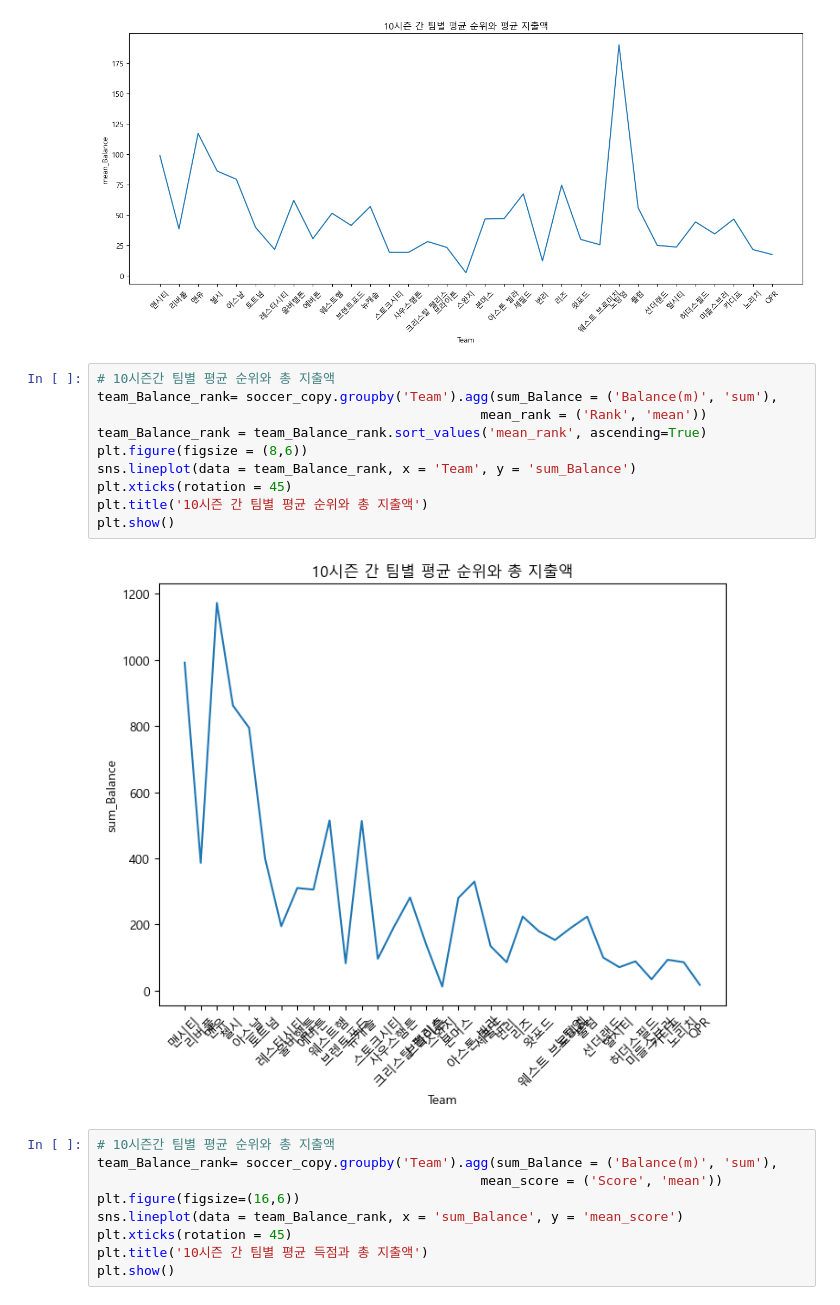
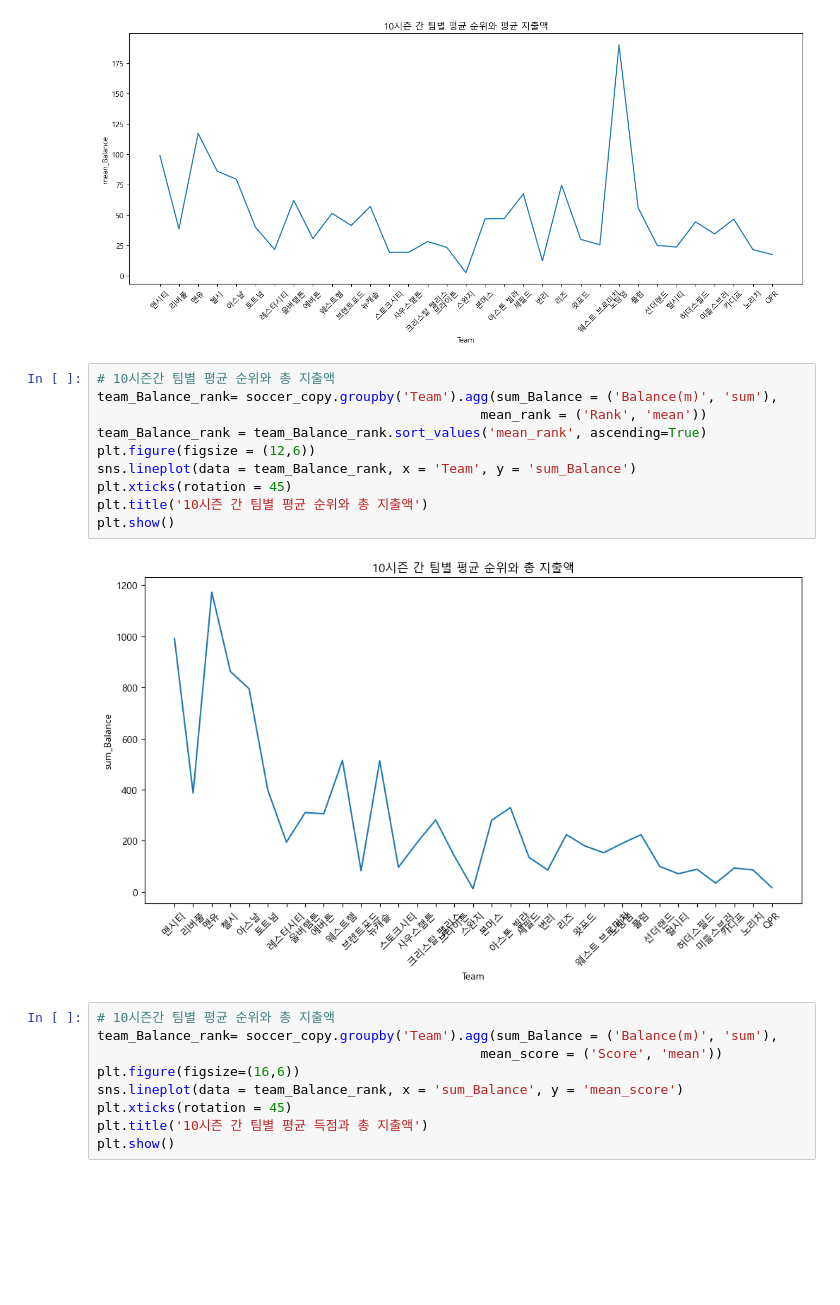
Before and after one commit to gingerman123/Soccer-Data, a Jupyter notebook: Soccer_Data_processing.ipynb, the cells around one changed output. Cells and saved outputs as stored; diff of their text form; blank space fills up the shorter version.

```diff
--- a/soccer_analysis.ipynb
+++ b/Soccer_Data_processing.ipynb
@@ -304,15 +294,15 @@ plt.show()
 # %%
 # 10시즌간 팀별 평균 순위와 총 지출액
 team_Balance_rank= soccer_copy.groupby('Team').agg(sum_Balance = ('Balance(m)', 'sum'),
                                                  mean_rank = ('Rank', 'mean'))
 team_Balance_rank = team_Balance_rank.sort_values('mean_rank', ascending=True)
-plt.figure(figsize = (8,6))
+plt.figure(figsize = (12,6))
 sns.lineplot(data = team_Balance_rank, x = 'Team', y = 'sum_Balance')
 plt.xticks(rotation = 45)
 plt.title('10시즌 간 팀별 평균 순위와 총 지출액')
 plt.show()
 # %% [output]
-[figure, old version]
+[figure, new version]
 # %%
 # 10시즌간 팀별 평균 순위와 총 지출액
 team_Balance_rank= soccer_copy.groupby('Team').agg(sum_Balance = ('Balance(m)', 'sum'),
```
Also changed, not shown: parts of 5 cells of this notebook, 5 other files.
